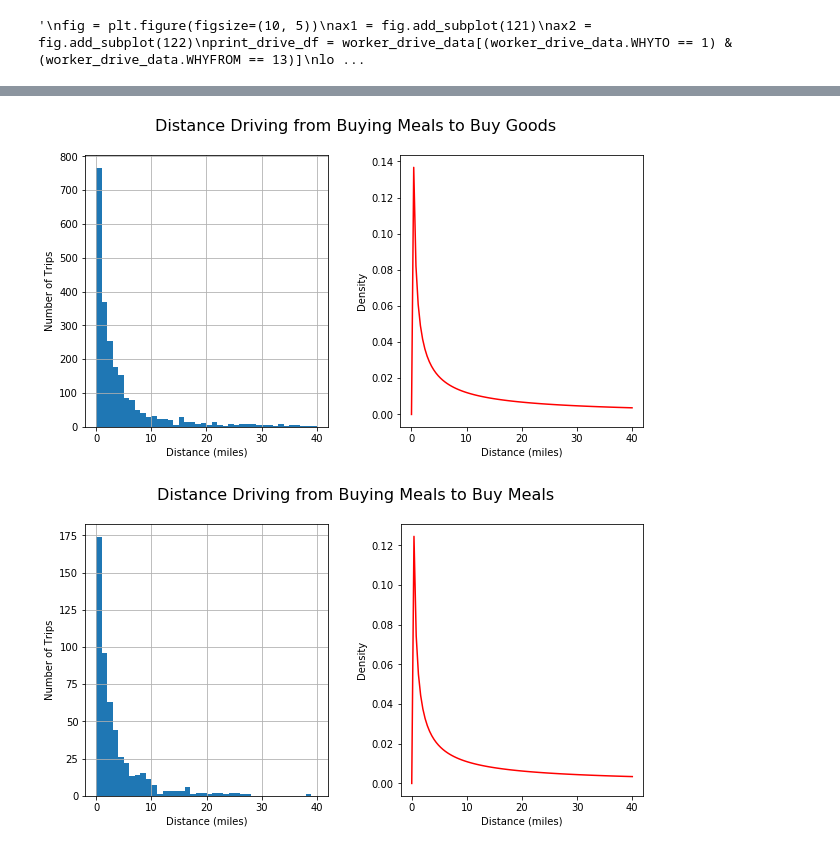
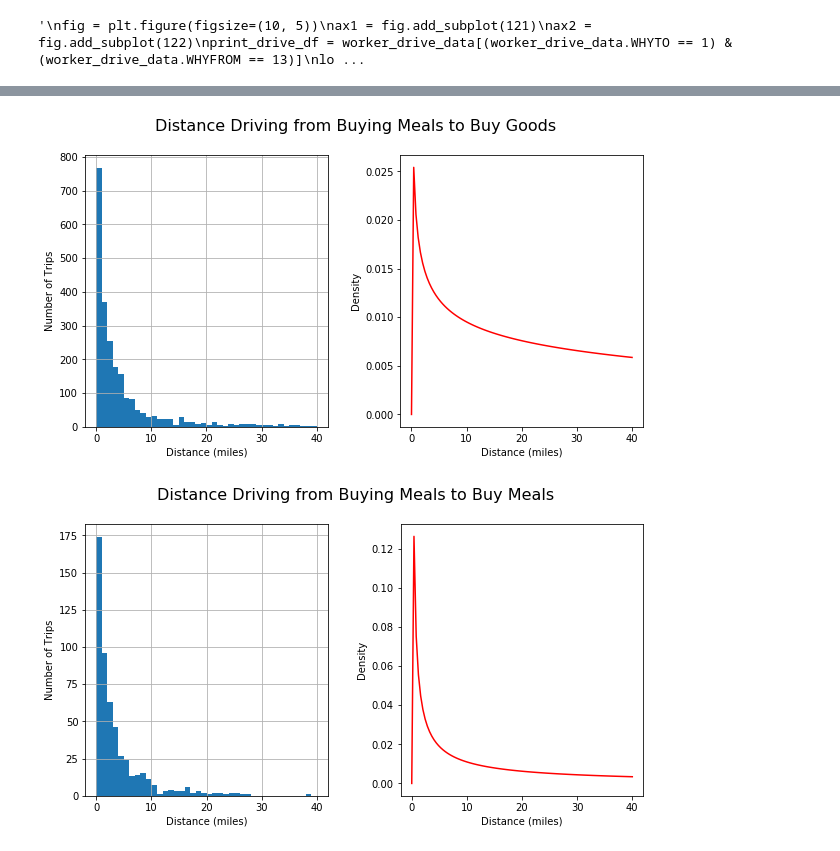
Before and after one commit to njriasan/e-mission-thesis-fake-data, a Jupyter notebook: NHTS-Parameters.ipynb, the cells around one changed output, grey strips where cells are left out. Saved outputs shown, nothing was run; the diff lists cells and outputs as text; code cells hidden in the pictures.

```diff
--- a/NHTS-Parameters.ipynb
+++ b/NHTS-Parameters.ipynb
@@ -686,0 +814,18 @@ fig.savefig("walk14.png")
+# %%
+fig = plt.figure(figsize=(10, 5))
+ax1 = fig.add_subplot(121)
+ax2 = fig.add_subplot(122)
+print_bike_df = worker_bike_data[(worker_bike_data.WHYTO == 11) & (worker_bike_data.WHYFROM == 13)]
+loc, scale = stats.expon.fit(print_bike_df.TRPMILES)
+if loc < 0.0001:
+    loc = 0.0001
+x = np.linspace(0, 10, 100)
+ax1.set_xlabel("Distance (miles)")
+ax1.set_ylabel("Number of Trips")
+ax2.set_xlabel("Distance (miles)")
+ax2.set_ylabel("Density")
+ax2.plot(x, stats.expon.pdf(x, loc, scale), color='red')
+print_bike_df.hist(column="TRPMILES", bins=50, range=(0, 10), ax=ax1)
+ax1.set_title("")
+fig.suptitle("Distance Bicycling from Buying Meals to Buy Goods", fontsize=16)
+fig.savefig("bike8.png")
@@ -686,0 +834,18 @@ fig.savefig("walk14.png")
+# %%
+fig = plt.figure(figsize=(10, 5))
+ax1 = fig.add_subplot(121)
+ax2 = fig.add_subplot(122)
+print_bike_df = worker_bike_data[(worker_bike_data.WHYTO == 13) & (worker_bike_data.WHYFROM == 13)]
+loc, scale = stats.expon.fit(print_bike_df.TRPMILES)
+if loc < 0.0001:
+    loc = 0.0001
+x = np.linspace(0, 10, 100)
+ax1.set_xlabel("Distance (miles)")
+ax1.set_ylabel("Number of Trips")
+ax2.set_xlabel("Distance (miles)")
+ax2.set_ylabel("Density")
+ax2.plot(x, stats.expon.pdf(x, loc, scale), color='red')
+print_bike_df.hist(column="TRPMILES", bins=50, range=(0, 10), ax=ax1)
+ax1.set_title("")
+fig.suptitle("Distance Bicycling from Buying Meals to Buy Meals", fontsize=16)
+fig.savefig("bike9.png")
@@ -960,24 +1129,24 @@ fig.savefig("drive12.png")
 # %%
 fig = plt.figure(figsize=(10, 5))
 ax1 = fig.add_subplot(121)
 ax2 = fig.add_subplot(122)
 print_drive_df = worker_drive_data[(worker_drive_data.WHYTO == 11) & (worker_drive_data.WHYFROM == 13)]
 b, loc, scale = stats.exponpow.fit(print_drive_df.TRPMILES)
-if loc < 0.001:
-    loc = 0.001
+if loc < 0.0001:
+    loc = 0.0001
 x = np.linspace(0, 40, 100)
 ax1.set_xlabel("Distance (miles)")
 ax1.set_ylabel("Number of Trips")
 ax2.set_xlabel("Distance (miles)")
 ax2.set_ylabel("Density")
 ax2.plot(x, stats.exponpow.pdf(x, b, loc, scale), color='red')
 
 print_drive_df.hist(column="TRPMILES", bins=40,figsize=(7,7), range=(0, 40), ax=ax1)
 ax1.set_title("")
 fig.suptitle("Distance Driving from Buying Meals to Buy Goods", fontsize=16)
-fig.savefig("drive13.png")
+fig.savefig("drive8.png")
 # %% [output]
-[figure, old version]
+[figure, new version]
 # %%
 fig = plt.figure(figsize=(10, 5))
 ax1 = fig.add_subplot(121)
```
Also changed, not shown: parts of 44 cells of this notebook, 1 other file.
